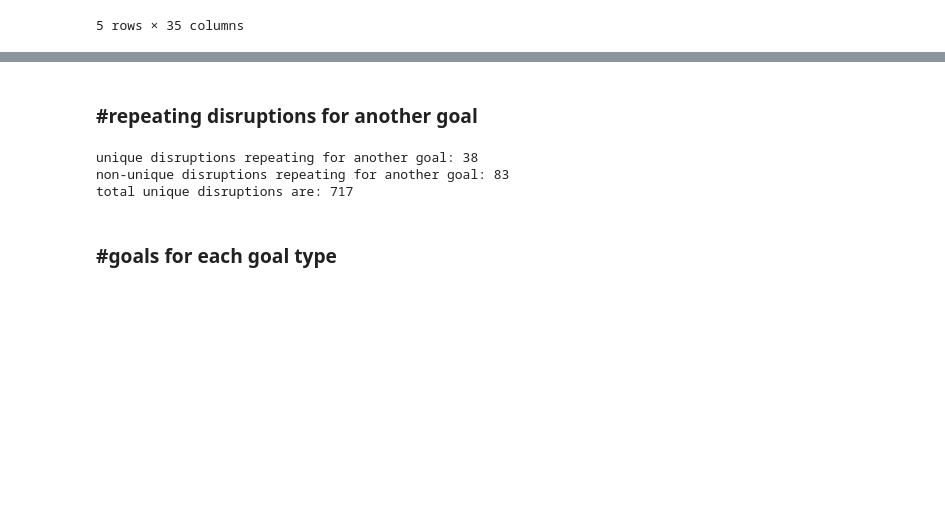
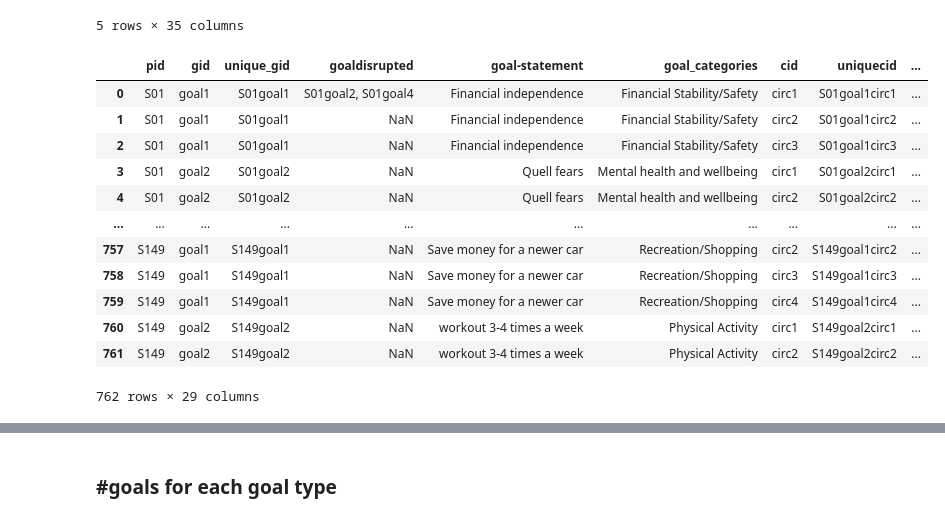
Before and after one commit to meeshu/disruptions, a Jupyter notebook: Small_multiples_disruptionsbygoalcategories.ipynb, the cells around one changed output, grey strips where cells are left out. Saved outputs shown, nothing was run; the diff lists cells and outputs as text; code cells hidden in the pictures; blank space fills up the shorter version.

```diff
--- a/Small_multiples_disruptionsbygoalcategories.ipynb
+++ b/Small_multiples_disruptionsbygoalcategories.ipynb
@@ -10,6 +10,7 @@ from google.colab import files
 # %%
 # @title
 !pwd
+pd.set_option('display.max_columns', None)
 # %% [output]
 /content
 # %%
@@ -50,10 +51,26 @@ df['pid*gid'] = df['pid'] + "*" + df['gid']
 # %%
 # @title
 df['how-long'] = df['how-long'].apply(
     lambda x: "No disruption" if isinstance(x, str) and "no disruption" in x else x
 )
 df['disruption_status'] = df.apply(
-    lambda x: 'No Disruption' if (x['situation_that_occurred'] == "No disruption") or
-    (x['disruption_labor_aggregated'] in ["No labor- positive disruption"]) or (x['how-long'] in ["No disruption"]) else 'Disruption', axis=1)
+    lambda x: 'No Disruption' if (x['situation_that_occurred'] == "No disruption")
+    #or(x['disruption_labor_aggregated'] in ["No labor- positive disruption"])
+    or (x['how-long'] in ["No disruption"])
+    else 'Disruption', axis=1)
 
-# df = df.replace('No response', np.nan)
+df
+# %% [output]
+|  | pid | gid | unique_gid | goaldisrupted | goal-statement | goal_categories | cid | uniquecid | ... |
+| 0 | S01 | goal1 | S01goal1 | S01goal2, S01goal4 | Financial independence | Financial Stability/Safety | circ1 | S01goal1circ1 | ... |
+| 1 | S01 | goal1 | S01goal1 | NaN | Financial independence | Financial Stability/Safety | circ2 | S01goal1circ2 | ... |
+| 2 | S01 | goal1 | S01goal1 | NaN | Financial independence | Financial Stability/Safety | circ3 | S01goal1circ3 | ... |
+| 3 | S01 | goal2 | S01goal2 | NaN | Quell fears | Mental health and wellbeing | circ1 | S01goal2circ1 | ... |
+| 4 | S01 | goal2 | S01goal2 | NaN | Quell fears | Mental health and wellbeing | circ2 | S01goal2circ2 | ... |
+| ... | ... | ... | ... | ... | ... | ... | ... | ... | ... |
+| 757 | S149 | goal1 | S149goal1 | NaN | Save money for a newer car | Recreation/Shopping | circ2 | S149goal1circ2 | ... |
+| 758 | S149 | goal1 | S149goal1 | NaN | Save money for a newer car | Recreation/Shopping | circ3 | S149goal1circ3 | ... |
+| 759 | S149 | goal1 | S149goal1 | NaN | Save money for a newer car | Recreation/Shopping | circ4 | S149goal1circ4 | ... |
+| 760 | S149 | goal2 | S149goal2 | NaN | workout 3-4 times a week | Physical Activity | circ1 | S149goal2circ1 | ... |
+| 761 | S149 | goal2 | S149goal2 | NaN | workout 3-4 times a week | Physical Activity | circ2 | S149goal2circ2 | ... |
+762 rows × 29 columns
@@ -60,19 +78,3 @@ df['disruption_status'] = df.apply(
-# %% [markdown]
-### **#repeating disruptions for another goal**
-# %%
-a = df['rep-id'].nunique()
-print("unique disruptions repeating for another goal:", a)
-
-len(df)
-
-repeatingdf = df[df['rep-id'].notna()]
-unique_disruptions = (len(df) - len(repeatingdf)) + a
-print("non-unique disruptions repeating for another goal:", len(repeatingdf))
-print("total unique disruptions are:", unique_disruptions)
-# %% [output]
-unique disruptions repeating for another goal: 38
-non-unique disruptions repeating for another goal: 83
-total unique disruptions are: 717
 # %% [markdown]
 ### **#goals for each goal type**
 # %% [markdown]
```
Also changed, not shown: parts of 11 cells of this notebook.
